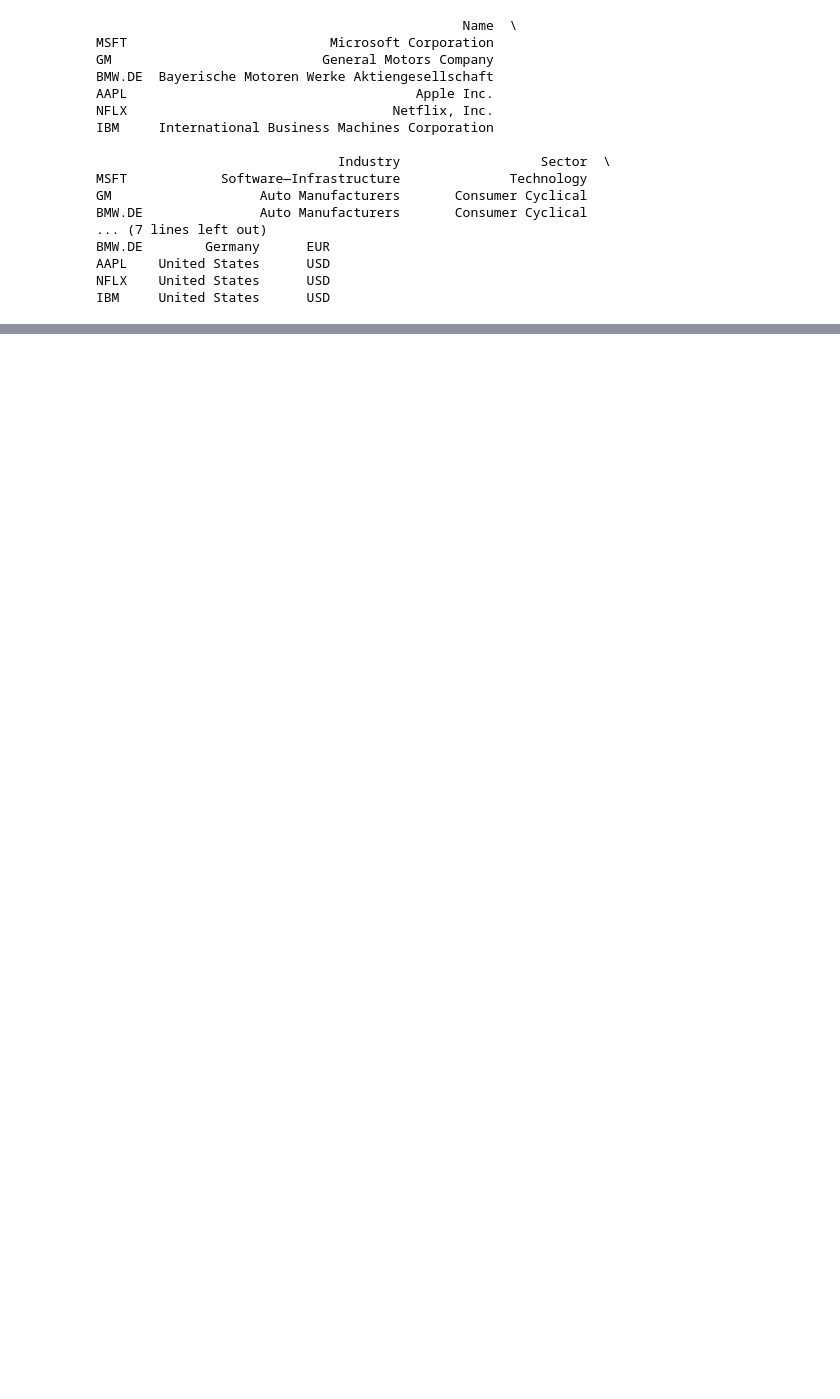
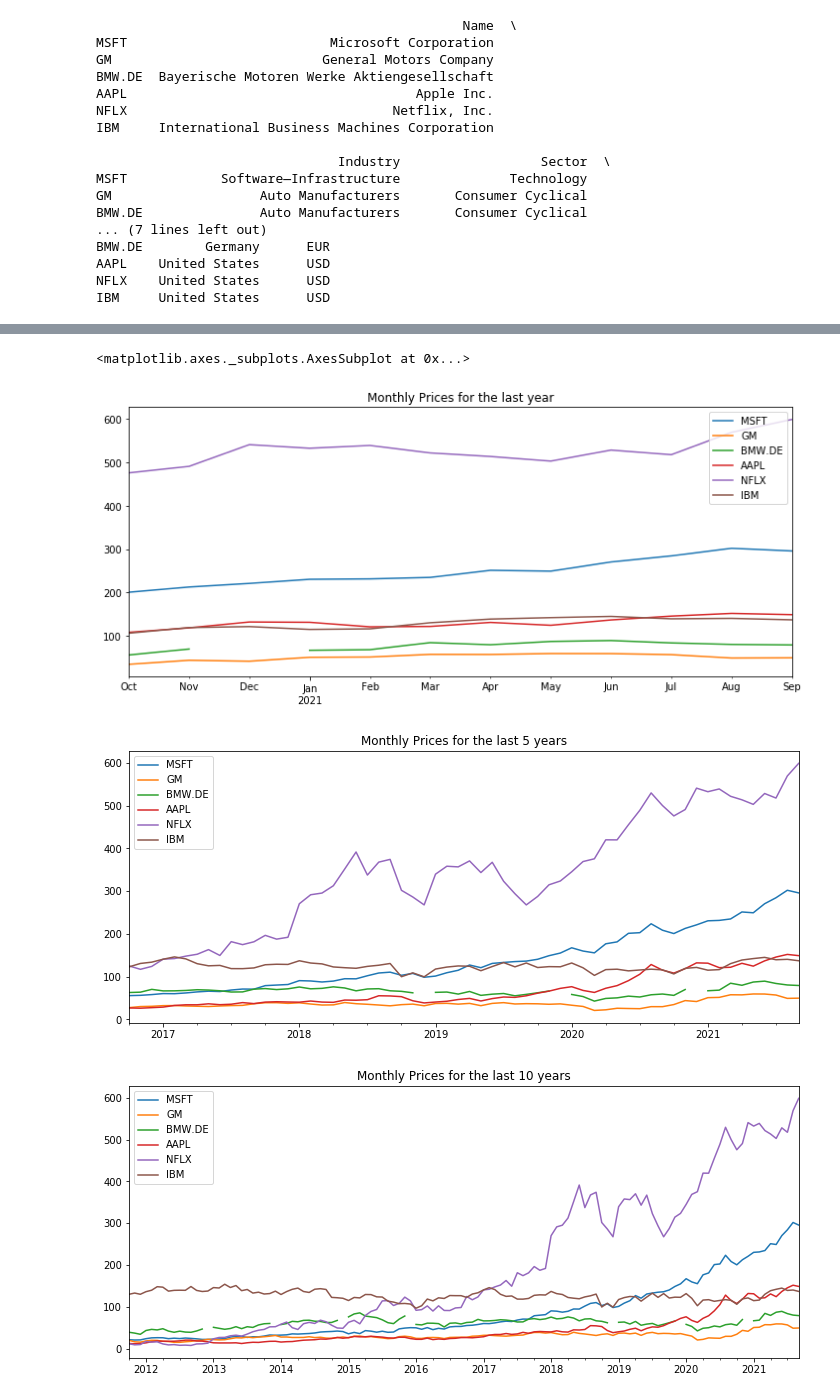
Before and after one commit to SvLaura/Comparing_securities, a Jupyter notebook: Invest_yahoo_fin.ipynb, the cells around one changed output, grey strips where cells are left out. Drawn from its saved outputs; the diff is of its cells as text; code cells hidden in the pictures; blank space fills up the shorter version.

```diff
--- a/Invest_yahoo_fin.ipynb
+++ b/Invest_yahoo_fin.ipynb
@@ -184,0 +351,11 @@ IBM     United States      USD
+# %%
+# Monthly prices for the last year, 5 and 10 years
+pricies_monthly = yfin_mprices(lt,10)
+pricies_monthly.tail(12).plot(figsize = (12,5), title = 'Monthly Prices for the last year')
+pricies_monthly.tail(12 * 5).plot(figsize = (12,5), title = 'Monthly Prices for the last 5 years')
+pricies_monthly.tail(12 * 10).plot(figsize = (12,5), title = 'Monthly Prices for the last 10 years')
+# %% [output]
+<matplotlib.axes._subplots.AxesSubplot at 0x...>
+[figure, added]
+[figure, added]
+[figure, added]
```
Also changed, not shown: parts of 12 cells of this notebook.
